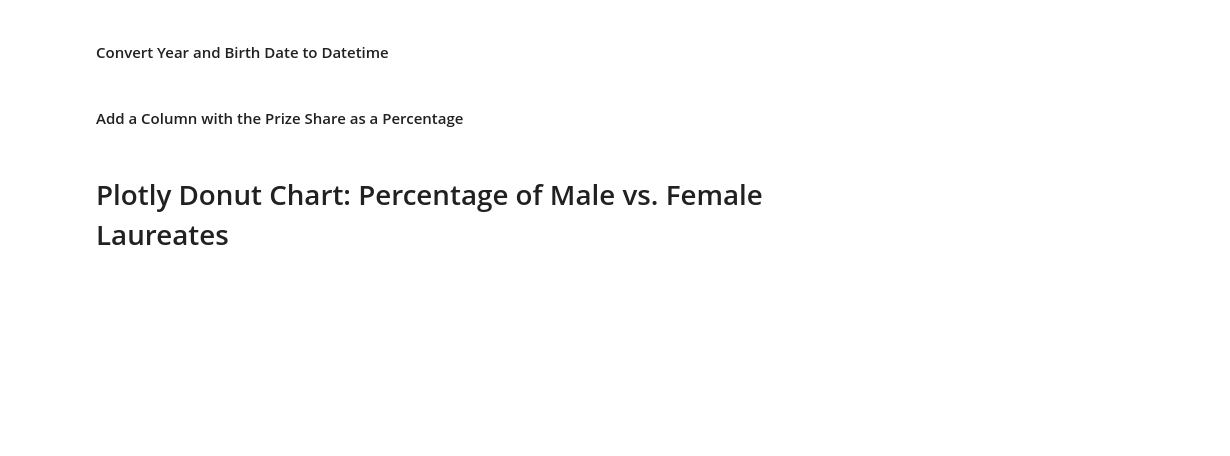
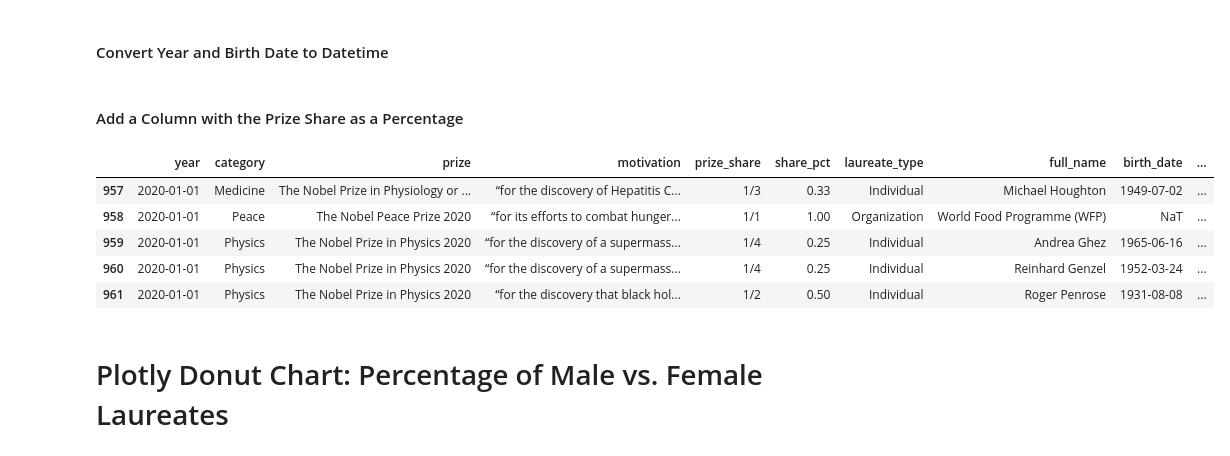
Before and after one commit to myDelevop/band-name-generator, a Jupyter notebook: udemy/day_79/Nobel_Prize_Analysis_(start).ipynb, the cells around one changed output. Drawn from its saved outputs; the diff is of its cells as text; code cells hidden in the pictures; blank space fills up the shorter version.

```diff
--- a/udemy/day_79/Nobel_Prize_Analysis_(start).ipynb
+++ b/udemy/day_79/Nobel_Prize_Analysis_(start).ipynb
@@ -164,3 +165,12 @@ df_data.insert(loc=x, column='', value=percenta
+# %%
+df_data.tail()
+# %% [output]
+|  | year | category | prize | motivation | prize_share | share_pct | laureate_type | full_name | birth_date | ... |
+| 957 | 2020-01-01 | Medicine | The Nobel Prize in Physiology or ... | “for the discovery of Hepatitis C... | 1/3 | 0.33 | Individual | Michael Houghton | 1949-07-02 | ... |
+| 958 | 2020-01-01 | Peace | The Nobel Peace Prize 2020 | “for its efforts to combat hunger... | 1/1 | 1.00 | Organization | World Food Programme (WFP) | NaT | ... |
+| 959 | 2020-01-01 | Physics | The Nobel Prize in Physics 2020 | “for the discovery of a supermass... | 1/4 | 0.25 | Individual | Andrea Ghez | 1965-06-16 | ... |
+| 960 | 2020-01-01 | Physics | The Nobel Prize in Physics 2020 | “for the discovery of a supermass... | 1/4 | 0.25 | Individual | Reinhard Genzel | 1952-03-24 | ... |
+| 961 | 2020-01-01 | Physics | The Nobel Prize in Physics 2020 | “for the discovery that black hol... | 1/2 | 0.50 | Individual | Roger Penrose | 1931-08-08 | ... |
 # %% [markdown]
 # Plotly Donut Chart: Percentage of Male vs. Female Laureates
 # %% [markdown]
```
Also changed, not shown: parts of 8 cells of this notebook.
